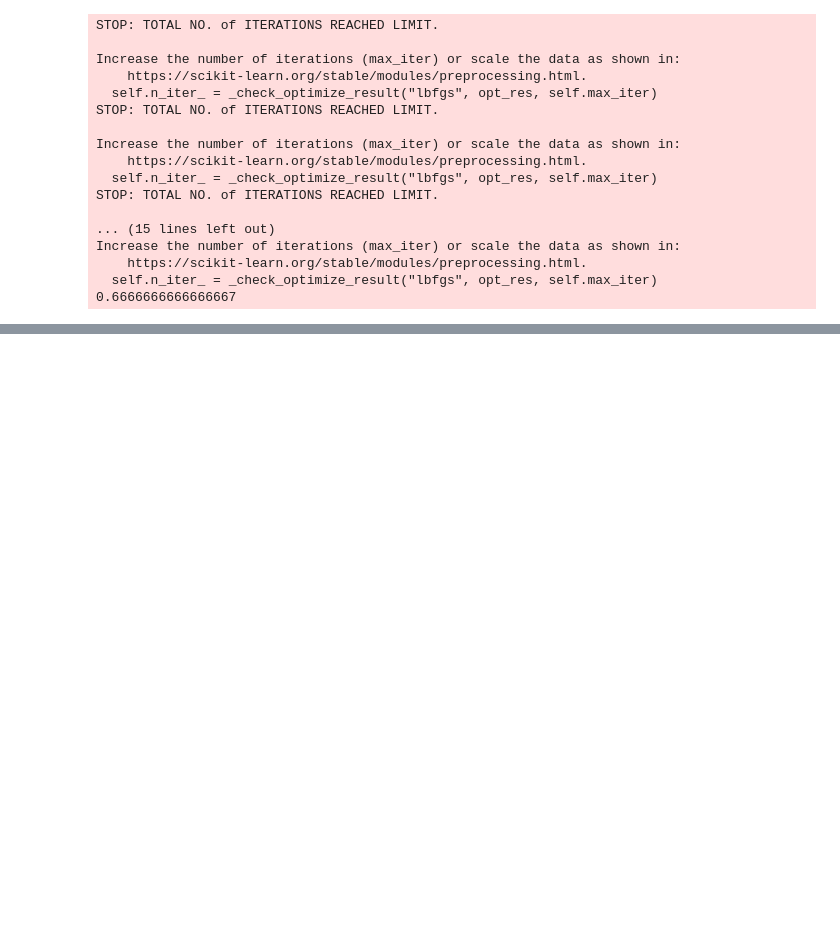
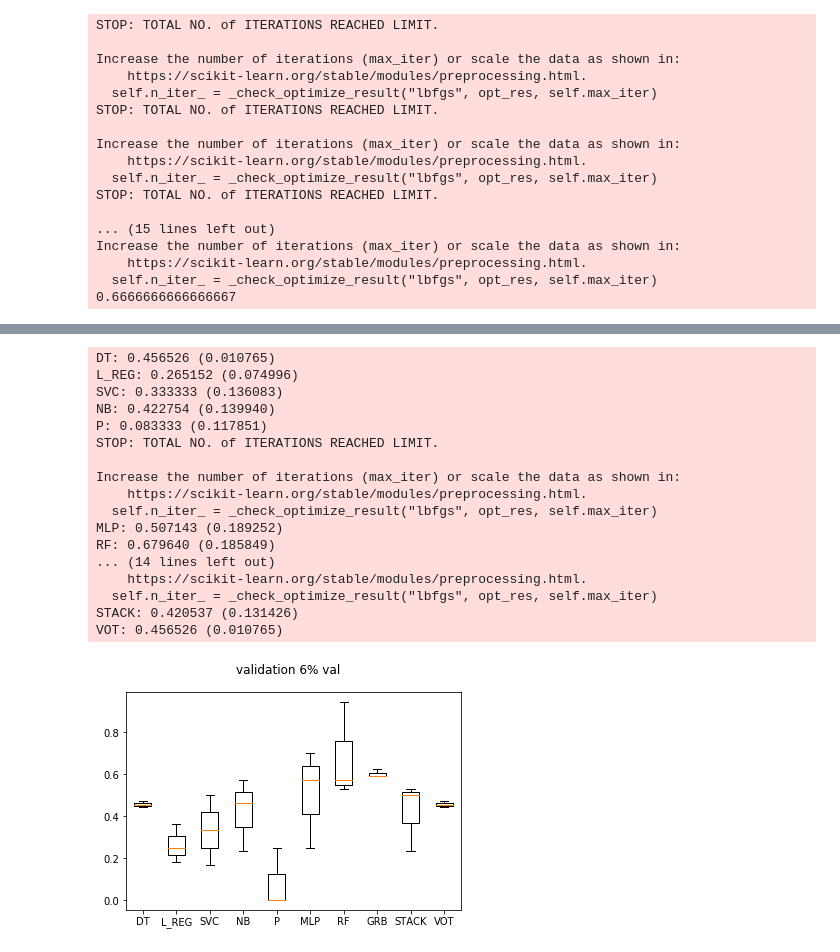
Before and after one commit to edlgg/ML_and_DM_Social_Network, a Jupyter notebook: SocialNetworkProject.ipynb, the cells around one changed output, grey strips where cells are left out. Saved outputs shown, nothing was run; the diff lists cells and outputs as text; code cells hidden in the pictures; blank space fills up the shorter version.

```diff
--- a/SocialNetworkProject.ipynb
+++ b/SocialNetworkProject.ipynb
@@ -320,7 +355,17 @@ Increase the number of iterations (max_iter) or scale the data as shown in:
 0.6666666666666667
 # %%
 from sklearn.ensemble import VotingClassifier
-clf_voting = VotingClassifier(estimators=estimators, voting='', n_jobs=8)
-voting_f1 = evaluateClassifier(clf_stacking)
+estimators = [
+    ('clf_decision_tree', clf_decision_tree),
+    # ('clf_logistic_reg', clf_logistic_reg),
+    # ('clf_svc', clf_svc),
+    # ('clf_naive_bayes', clf_naive_bayes),
+    # ('clf_perceptron', clf_perceptron),
+    # ('clf_mlp', clf_mlp),
+    # ('clf_random_forest', clf_random_forest),
+    # ('clf_gradient_boosting', clf_gradient_boosting),
+]
+clf_voting = VotingClassifier(estimators=estimators, voting='soft')
+voting_f1 = evaluateClassifier(clf_voting)
 print(voting_f1)
 # %% [output]
@@ -358,0 +377,51 @@ validation_labels.sum() / validation_labels.shape[0]
+# %%
+from sklearn import model_selection
+models = [
+    ('DT', clf_decision_tree),
+    ('L_REG', clf_logistic_reg),
+    ('SVC', clf_svc),
+    ('NB', clf_naive_bayes),
+    ('P', clf_perceptron),
+    ('MLP', clf_mlp),
+    ('RF', clf_random_forest),
+    ('GRB', clf_gradient_boosting),
+    ('STACK', clf_stacking),
+    ('VOT', clf_voting),
+]
+
+results = []
+names = []
+scoring = 'f1'
+for name, model in models:
+	kfold = model_selection.KFold(n_splits=10, random_state=42)
+	cv_results = model_selection.cross_val_score(model, validation_features_procesed, validation_labels, cv=3, scoring=scoring)
+	results.append(cv_results)
+	names.append(name)
+	msg = "%s: %f (%f)" % (name, cv_results.mean(), cv_results.std())
+	print(msg)
+# boxplot algorithm comparison
+fig = plt.figure()
+fig.suptitle('validation 6% val')
+ax = fig.add_subplot(111)
+plt.boxplot(results)
+ax.set_xticklabels(names)
+plt.show()
+# %% [output]
+DT: 0.456526 (0.010765)
+L_REG: 0.265152 (0.074996)
+SVC: 0.333333 (0.136083)
+NB: 0.422754 (0.139940)
+P: 0.083333 (0.117851)
+STOP: TOTAL NO. of ITERATIONS REACHED LIMIT.
+
+Increase the number of iterations (max_iter) or scale the data as shown in:
+    https://scikit-learn.org/stable/modules/preprocessing.html.
+  self.n_iter_ = _check_optimize_result("lbfgs", opt_res, self.max_iter)
+MLP: 0.507143 (0.189252)
+RF: 0.679640 (0.185849)
+... (14 lines left out)
+    https://scikit-learn.org/stable/modules/preprocessing.html.
+  self.n_iter_ = _check_optimize_result("lbfgs", opt_res, self.max_iter)
+STACK: 0.420537 (0.131426)
+VOT: 0.456526 (0.010765)
+[figure, added]
```
Also changed, not shown: parts of 10 cells of this notebook, 1 other file.
